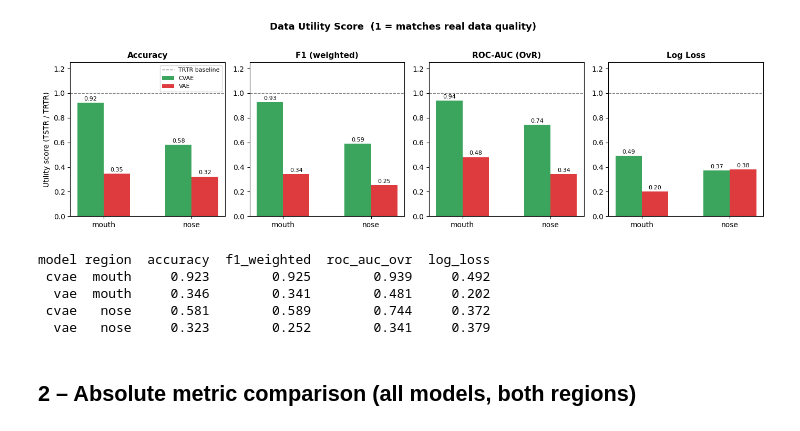
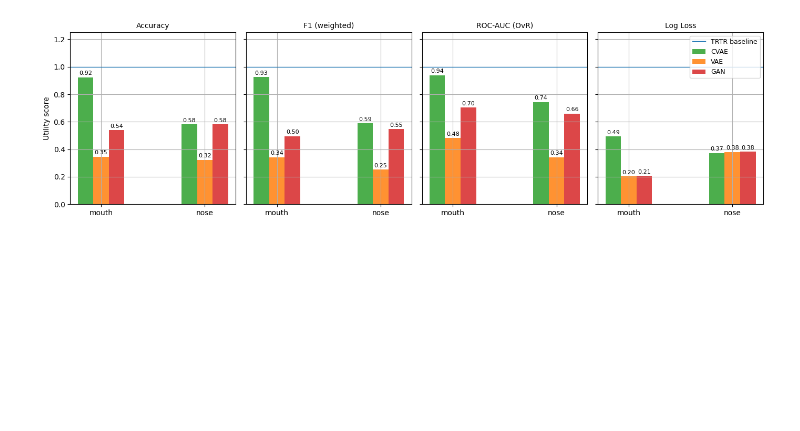
Before and after one commit to leon-rny/neural-network-breath-modeling, a Jupyter notebook: tstr.ipynb, the cells around one changed output. Cells and saved outputs as stored; diff of their text form; code cells hidden in the pictures; blank space fills up the shorter version.

```diff
--- a/tstr.ipynb
+++ b/tstr.ipynb
@@ -7,30 +13,23 @@ Metrics: Accuracy, weighted F1, ROC-AUC (OvR), Log Loss, per-class F1, feature o
 # %%
-import json, glob
-import numpy as np
-import pandas as pd
-import matplotlib.pyplot as plt
-import matplotlib.patches as mpatches
-from matplotlib.gridspec import GridSpec
-
 RESULT_DIR = 'results/tstr'
 CLASSES = ['bradypnea', 'eupnea', 'tachypnea']
-MODEL_ORDER = ['trtr', 'cvae', 'vae']
+MODEL_ORDER = ['trtr', 'cvae', 'vae', 'gan']
 REGION_ORDER = ['mouth', 'nose']
+COLORS = {'trtr': 'tab:blue', 'cvae': 'tab:green', 'vae': 'tab:orange', 'gan': 'tab:red'}
+REGION_STYLE = {'mouth': '-', 'nose': '--'}
+models = ['cvae', 'vae', 'gan']
 
-# Load all JSON results
+# load json files
 records = []
 for path in glob.glob(f'{RESULT_DIR}/*.json'):
     with open(path) as f:
         records.append(json.load(f))
 
+# load summary
 df = pd.read_csv(f'{RESULT_DIR}/summary.csv')
 df['model'] = pd.Categorical(df['model'], categories=MODEL_ORDER, ordered=True)
 df = df.sort_values(['region', 'model']).reset_index(drop=True)
 
-# Colour palette per model
-COLORS = {'trtr': '#2c7bb6', 'cvae': '#1a9641', 'vae': '#d7191c'}
-REGION_STYLE = {'mouth': '-', 'nose': '--'}
-
 print(df.to_string(index=False))
 # %% [output]
 model region  accuracy  f1_weighted  roc_auc_ovr  log_loss  f1_bradypnea  f1_eupnea  f1_tachypnea  feature_overlap  n_synthetic
@@ -47,56 +44,43 @@ The **data utility score** = TSTR metric / TRTR metric.  A score of 1 means synt
 # %%
 metrics_main = ['accuracy', 'f1_weighted', 'roc_auc_ovr', 'log_loss']
 metric_labels = ['Accuracy', 'F1 (weighted)', 'ROC-AUC (OvR)', 'Log Loss']
 
-# Compute utility score relative to trtr per region
 rows = []
 for region in REGION_ORDER:
     trtr_row = df[(df.model == 'trtr') & (df.region == region)].iloc[0]
-    for model in ['cvae', 'vae']:
+    for model in models:
         r = df[(df.model == model) & (df.region == region)].iloc[0]
         entry = {'model': model, 'region': region}
         for m in metrics_main:
             t = trtr_row[m]
             v = r[m]
-            # for log_loss lower is better → invert ratio
             if m == 'log_loss':
                 entry[m] = t / v if v > 0 else np.nan
             else:
                 entry[m] = v / t if t > 0 else np.nan
         rows.append(entry)
 
 util_df = pd.DataFrame(rows)
-
-fig, axes = plt.subplots(1, len(metrics_main), figsize=(14, 4), sharey=False)
-x = np.arange(2)  # two regions
-width = 0.3
-
+fig, axes = plt.subplots(1, len(metrics_main), figsize=(14, 4), sharey=True)
+x = np.arange(2)
+width = 0.15
 for ax, m, label in zip(axes, metrics_main, metric_labels):
-    for i, model in enumerate(['cvae', 'vae']):
+    for i, model in enumerate(models):
         vals = [util_df[(util_df.model == model) & (util_df.region == r)][m].values[0] for r in REGION_ORDER]
         bars = ax.bar(x + i * width, vals, width, label=model.upper(), color=COLORS[model], alpha=0.85)
         for bar, v in zip(bars, vals):
-            ax.text(bar.get_x() + bar.get_width() / 2, bar.get_height() + 0.01,
-                    f'{v:.2f}', ha='center', va='bottom', fontsize=8)
-    ax.axhline(1.0, color='gray', linestyle='--', linewidth=1, label='TRTR baseline')
-    ax.set_title(label, fontsize=11, fontweight='bold')
-    ax.set_xticks(x + width / 2)
+            ax.text(bar.get_x() + bar.get_width()/2, bar.get_height() + 0.01,f'{v:.2f}', ha='center', va='bottom', fontsize=8)
+    ax.axhline(1.0, linewidth=1, label='TRTR baseline')
+    ax.set_title(label)
+    ax.set_xticks(x + width)
     ax.set_xticklabels(REGION_ORDER)
     ax.set_ylim(0, 1.25)
-    ax.set_ylabel('Utility score (TSTR / TRTR)' if label == metric_labels[0] else '')
-    ax.legend(fontsize=8) if m == metrics_main[0] else None
+    ax.set_ylabel('Utility score' if label == metric_labels[0] else '')
+    ax.legend(loc='upper right') if m == metrics_main[3] else None
+    ax.grid()
 
-fig.suptitle('Data Utility Score  (1 = matches real data quality)', fontsize=13, fontweight='bold', y=1.02)
 plt.tight_layout()
 plt.show()
-print(util_df.round(3).to_string(index=False))
 # %% [output]
-[figure, old version]
+[figure, new version]
-model region  accuracy  f1_weighted  roc_auc_ovr  log_loss
- cvae  mouth     0.923        0.925        0.939     0.492
-  vae  mouth     0.346        0.341        0.481     0.202
- cvae   nose     0.581        0.589        0.744     0.372
-  vae   nose     0.323        0.252        0.341     0.379
-# %% [markdown]
-## 2 – Absolute metric comparison (all models, both regions)
 # %%
```
Also changed, not shown: parts of 16 cells of this notebook, 13 other files.
